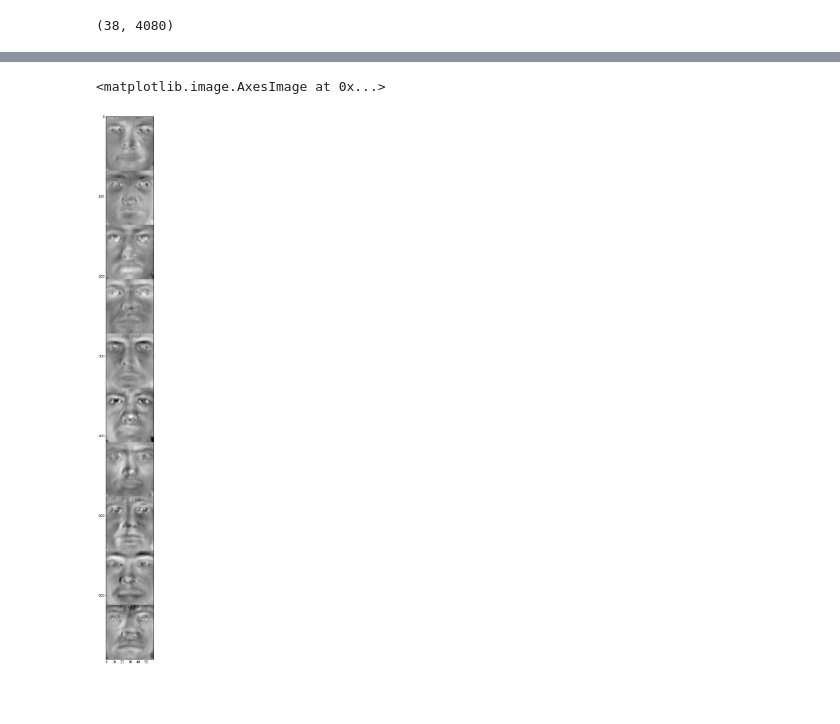
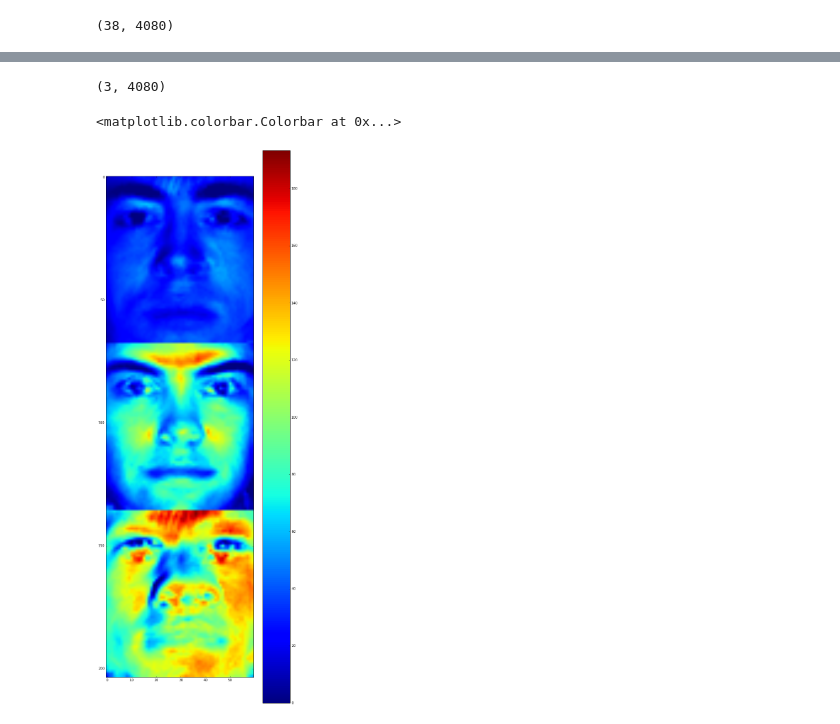
Before and after one commit to AndreiBarsan/cil-exercises, a Jupyter notebook: cil-exercise-07.ipynb, the cells around one changed output, grey strips where cells are left out. Cells and saved outputs as stored; diff of their text form; code cells hidden in the pictures; blank space fills up the shorter version.

```diff
--- a/cil-exercise-07.ipynb
+++ b/cil-exercise-07.ipynb
@@ -9,7 +15,5 @@ from PIL import Image
 # %%
-# Load data
-
-image_dir = "CroppedYale/"
+image_dir = "data/CroppedYale/"
 
 files = os.listdir(image_dir)
 n = len(files)
@@ -39,6 +43,7 @@ print(X.shape)
 # %%
-k = 10
-epochs = 150
+k = 3
+epochs = 20
+errors = np.zeros(epochs)
 
 N, M = X.shape
 U = np.random.random([k, N])
@@ -46,13 +51,22 @@ V = np.random.random([k, M])
 
 for epoch in range(epochs):
     A_V = np.dot(U, U.T)
-    B_V = -np.dot(U, X)
+    B_V = np.dot(U, X)
+    V_new, _, _, _ = np.linalg.lstsq(A_V, B_V)
+    V_new[V_new < 0] = 0
 
-    A_U = np.dot(V, V.T)
-    B_U = -np.dot(V, X.T)
+    # Use the new V to update U.
+    A_U = np.dot(V_new, V_new.T)
+    B_U = np.dot(V_new, X.T)
+    U_new, _, _, _ = np.linalg.lstsq(A_U, B_U)
+    U_new[U_new < 0] = 0
 
-    V_new, _, _, _ = np.linalg.lstsq(A_V, B_V)
-    U_new, _, _, _ = np.linalg.lstsq(A_U, B_U)
+    reconstructed_X = np.dot(U.T, V)
+    error = np.linalg.norm(X - reconstructed_X)
+    errors[epoch] = error
 
     U = U_new
     V = V_new
+
+rcParams['figure.figsize'] = 4, 3
+plt.plot(np.arange(epochs), errors)
@@ -59,11 +76,15 @@ for epoch in range(epochs):
 # %%
 # Plot the resulting images stored in the columns of V
 from pylab import rcParams
 rcParams['figure.figsize'] = 10, 30
-
-new_images_stacked = np.reshape(V, (-1, width))
+MAX_IMAGES_TO_SHOW = 30
+print(V.shape)
+new_images_stacked = np.reshape(V[:MAX_IMAGES_TO_SHOW,:], (-1, width))
 fig1 = plt.figure()
-plt.imshow(new_images_stacked, cmap='Greys')
+# plt.imshow(new_images_stacked, cmap='Greys')
+plt.imshow(new_images_stacked)
+plt.colorbar()
 # %% [output]
-<matplotlib.image.AxesImage at 0x...>
+(3, 4080)
+<matplotlib.colorbar.Colorbar at 0x...>
-[figure, old version]
+[figure, new version]
```
Also changed, not shown: parts of 6 cells of this notebook.
